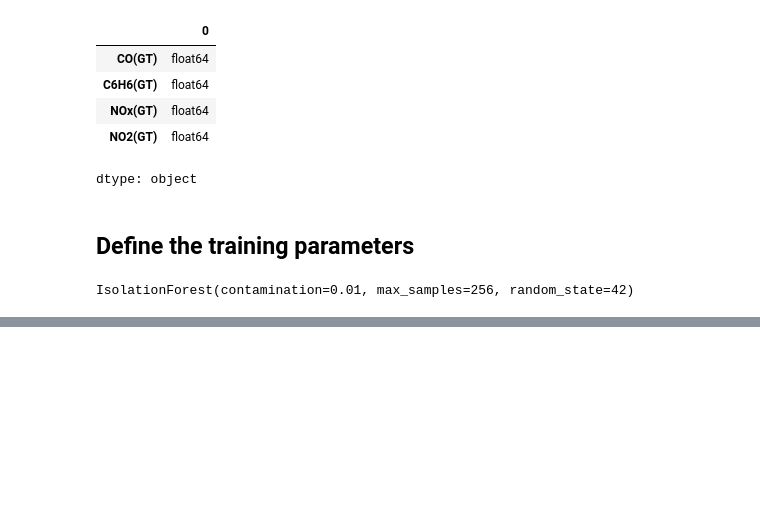
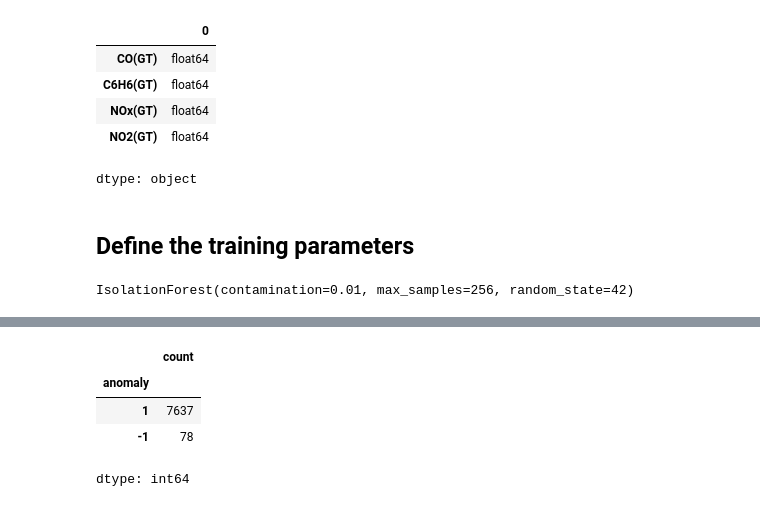
Before and after one commit to Begizew2112/10academykifiya-AIM-week0, a Jupyter notebook: isolation.ipynb, the cells around one changed output, grey strips where cells are left out. Drawn from its saved outputs; the diff is of its cells as text; code cells hidden in the pictures; blank space fills up the shorter version.

```diff
--- a/isolation.ipynb
+++ b/isolation.ipynb
@@ -108,0 +116,12 @@ IsolationForest(contamination=0.01, max_samples=256, random_state=42)
+# %%
+# Calculate anomaly scores and classify anomalies
+data = df3.loc[df3.index].copy()
+data['anomaly_score'] = iso_forest.decision_function(df3)
+data['anomaly'] = iso_forest.predict(df3)
+data['anomaly'].value_counts()
+# %% [output]
+|  | count |
+| anomaly |  |
+| 1 | 7637 |
+| -1 | 78 |
+dtype: int64
```
Also changed, not shown: parts of 4 cells of this notebook.
